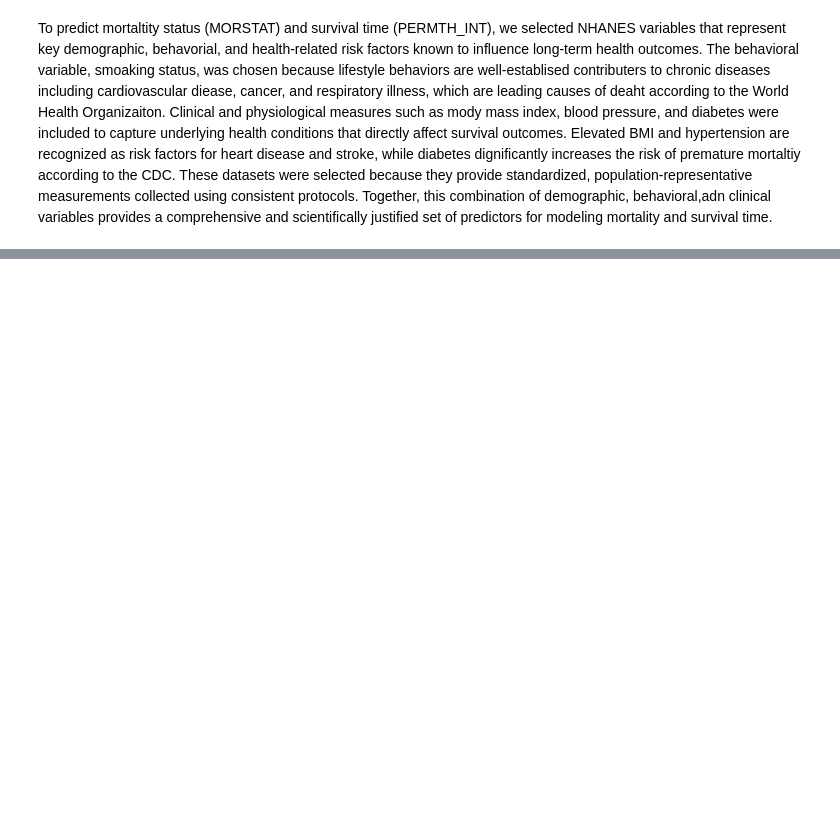
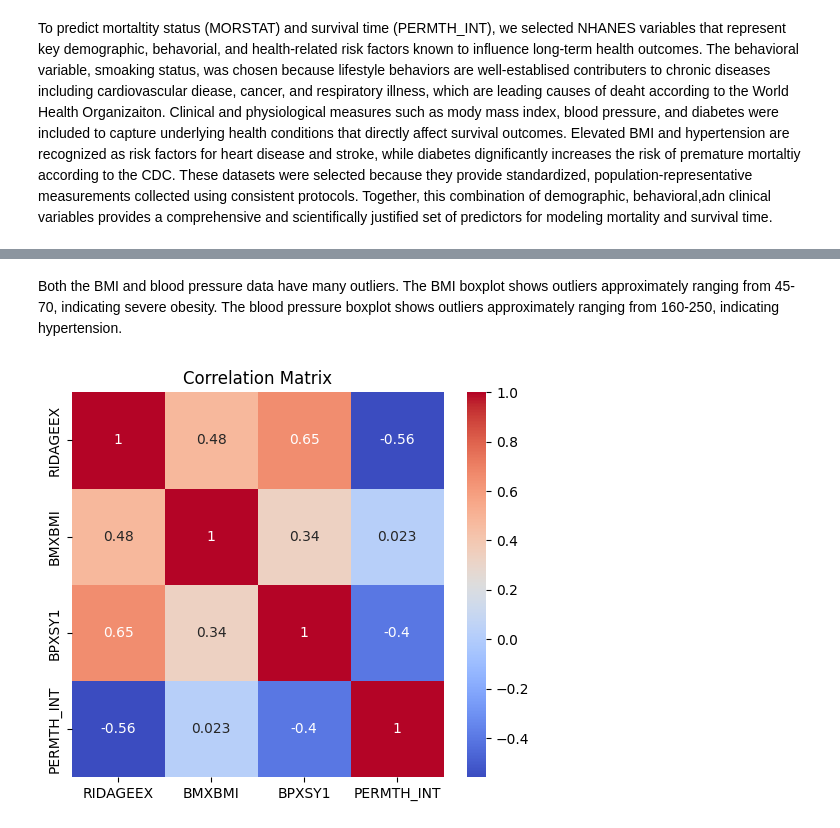
Before and after one commit to aerau05/ds3001proj, a Jupyter notebook: ds3001Proj1.ipynb, the cells around one changed output, grey strips where cells are left out. Saved outputs shown, nothing was run; the diff lists cells and outputs as text; code cells hidden in the pictures; blank space fills up the shorter version.

```diff
--- a/ds3001Proj1.ipynb
+++ b/ds3001Proj1.ipynb
@@ -87,0 +131,14 @@ To predict mortaltity status (MORSTAT) and survival time (PERMTH_INT), we select
+# %% [markdown]
+Both the BMI and blood pressure data have many outliers. The BMI boxplot shows outliers approximately ranging from 45-70, indicating severe obesity. The blood pressure boxplot shows outliers approximately ranging from 160-250, indicating hypertension.
+# %%
+# Correlation Analysis
+
+num_vars = ["RIDAGEEX", "BMXBMI", "BPXSY1", "PERMTH_INT"]
+corr = df[num_vars].corr()
+
+plt.figure(figsize=(6,5))
+sns.heatmap(corr, annot=True, cmap="coolwarm")
+plt.title("Correlation Matrix")
+plt.show()
+# %% [output]
+[figure, added]
```
Also changed, not shown: parts of 14 cells of this notebook.
